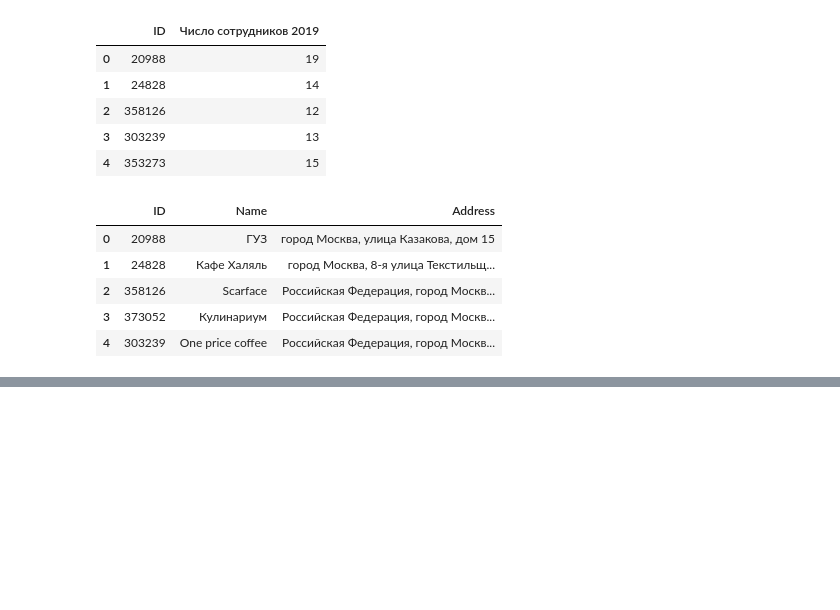
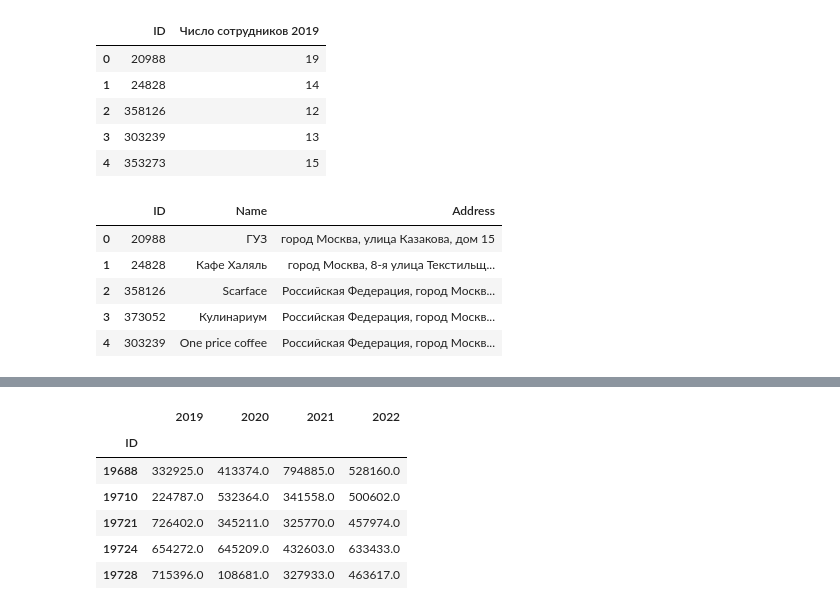
Before and after one commit to gbrs/basics_of_pandas, a Jupyter notebook: 6_5.ipynb, the cells around one changed output, grey strips where cells are left out. Saved outputs shown, nothing was run; the diff lists cells and outputs as text; code cells hidden in the pictures; blank space fills up the shorter version.

```diff
--- a/6_5.ipynb
+++ b/6_5.ipynb
@@ -258,0 +322,11 @@ df.to_csv('./6_5_3.csv', index=False)
+# %%
+indicators = indicators[indicators.notna().all(axis=1)]
+indicators.head()
+# %% [output]
+|  | 2019 | 2020 | 2021 | 2022 |
+| ID |  |  |  |  |
+| 19688 | 332925.0 | 413374.0 | 794885.0 | 528160.0 |
+| 19710 | 224787.0 | 532364.0 | 341558.0 | 500602.0 |
+| 19721 | 726402.0 | 345211.0 | 325770.0 | 457974.0 |
+| 19724 | 654272.0 | 645209.0 | 432603.0 | 633433.0 |
+| 19728 | 715396.0 | 108681.0 | 327933.0 | 463617.0 |
```
Also changed, not shown: parts of 16 cells of this notebook, 1 other file.
